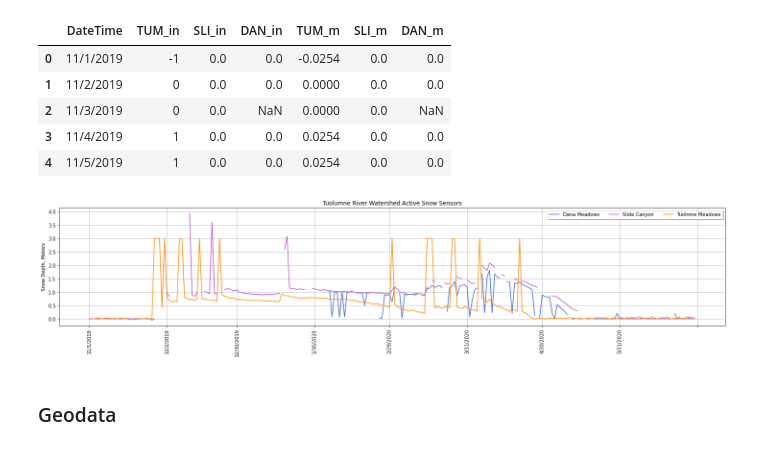
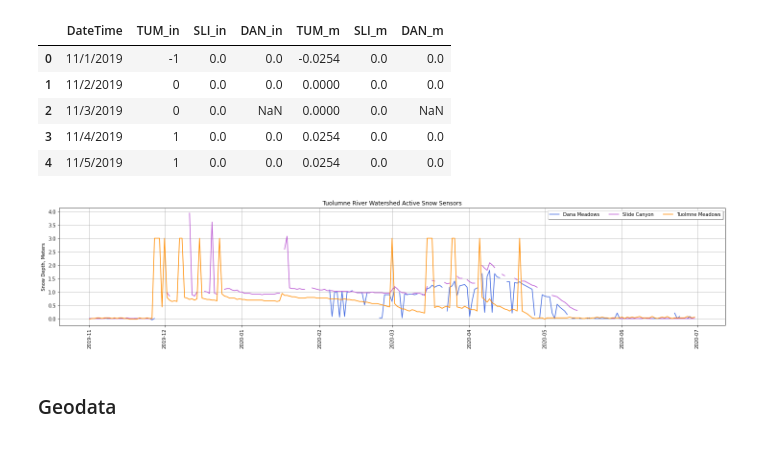
Before and after one commit to UW-GDA/ICESat-2_Snowdepth, a Jupyter notebook: SnowPillows.ipynb, the cells around one changed output. Drawn from its saved outputs; the diff is of its cells as text; code cells hidden in the pictures.

Commit message:
Upload with snow-off

```diff
--- a/SnowPillows.ipynb
+++ b/SnowPillows.ipynb
@@ -30,21 +34,24 @@ snow_pillow.head()
+# %%
+snow_pillow["DateTime_fmt"]= pd.to_datetime(snow_pillow["DateTime"])
+#snow_pillow.head()
 # %%
 # A Plot Data (https://stackoverflow.com/questions/4700614/how-to-put-the-legend-out-of-the-plot)
 fig, ax = plt.subplots(figsize=(20,4))
 fig.tight_layout()
 
-ax.plot(snow_pillow['DateTime'], snow_pillow['DAN_m'], color='royalblue', markersize = 0 , linestyle = '-', label='Dana Meadows');
-ax.plot(snow_pillow['DateTime'], snow_pillow['SLI_m'], color='mediumorchid', markersize = 0, linestyle = '-', label='Slide Canyon');
-ax.plot(snow_pillow['DateTime'], snow_pillow['TUM_m'], color='darkorange', markersize = 0, linestyle = '-', label='Tuolmne Meadows');
+ax.plot(snow_pillow['DateTime_fmt'], snow_pillow['DAN_m'], color='royalblue', markersize = 0 , linestyle = '-', label='Dana Meadows');
+ax.plot(snow_pillow['DateTime_fmt'], snow_pillow['SLI_m'], color='mediumorchid', markersize = 0, linestyle = '-', label='Slide Canyon');
+ax.plot(snow_pillow['DateTime_fmt'], snow_pillow['TUM_m'], color='darkorange', markersize = 0, linestyle = '-', label='Tuolmne Meadows');
 
 ax.legend(loc='upper right', fancybox=True, shadow=True, ncol=5)
 
 plt.grid()
 ax.set_ylabel('Snow Depth, Meters');
 ax.set_title('Tuolumne River Watershed Active Snow Sensors');
 plt.xticks(rotation = 'vertical');
 ax.xaxis.set_major_locator(mdates.MonthLocator())
 # %% [output]
-[figure, old version]
+[figure, new version]
 # %% [markdown]
 ### Geodata
 # %%
```
Also changed, not shown: parts of 21 cells of this notebook.
